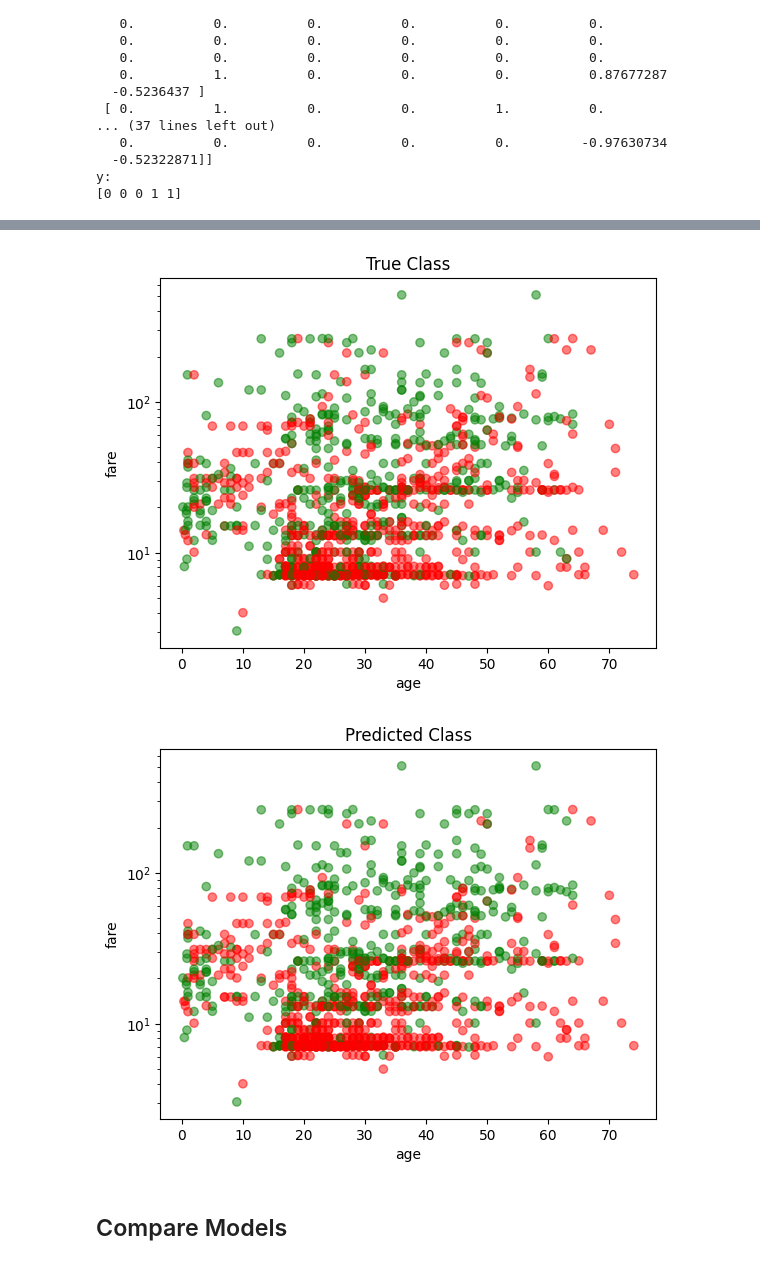
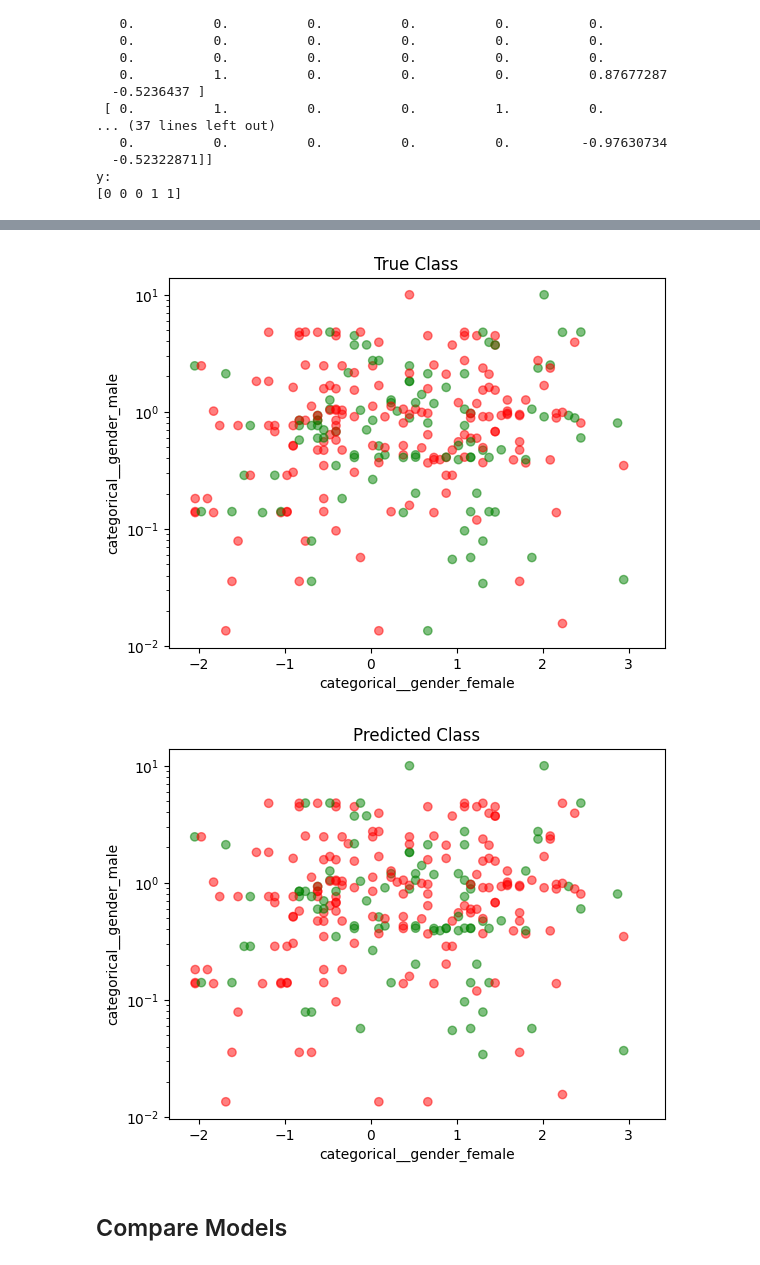
Before and after one commit to IsaacFigNewton/Conditional-Probability-Manifold-Regressor, a Jupyter notebook: KNN_Estimation_of_Feature_Probability_Distributions.ipynb, the cells around one changed output, grey strips where cells are left out. Cells and saved outputs as stored; diff of their text form; code cells hidden in the pictures.

Commit message:
Moved preprocessing step out of individual classifiers' pipelines

```diff
--- a/KNN_Estimation_of_Feature_Probability_Distributions.ipynb
+++ b/KNN_Estimation_of_Feature_Probability_Distributions.ipynb
@@ -324,2 +353,4 @@ dataset.head()
+# %%
+transformed_dataset.dropna(inplace=True)
 # %% [markdown]
 # Data Exploration
@@ -384,18 +404,13 @@ avg_scores = dict()
 # %%
 # Create a pipeline with preprocessor and DecisionTreeClassifier
 pipeline = Pipeline([
-    ("preprocessor", preprocessor),
     ('decision tree classifier', DecisionTreeClassifier())
 ])
 
-cv_results_to_dict(pipeline, dataset)
+cv_results_to_dict(pipeline, transformed_dataset[transformed_feature_names], transformed_dataset[y[0]])
 
 # Fit the pipeline to the data
-pipeline.fit(dataset[X], dataset[y[0]])
-
-# Get feature names after preprocessing
-preprocessor.fit(dataset[X])
-transformed_feature_names = preprocessor.get_feature_names_out()
+pipeline.fit(transformed_dataset[transformed_feature_names], transformed_dataset[y[0]])
 
 # Create a figure and axis with a wider x-axis
 fig, ax = plt.subplots(figsize=(30, 5))
@@ -575,8 +585,6 @@ scorers = {
 }
 
 pipeline = Pipeline([
-    ('preprocessor', preprocessor),
-    ('to_dense', dense_transformer),
     ("regressor", PMFRegressor(max_bins_for_discretization))
 ])
 
@@ -592,7 +600,7 @@ grid_search = GridSearchCV(
 )
 
 # Fit the GridSearchCV object
-grid_search.fit(dataset[X], dataset[y[0]].map(class_map))
+grid_search.fit(transformed_dataset[transformed_feature_names], transformed_dataset[y[0]].map(class_map))
 
 # Get the results
 results = pd.DataFrame(grid_search.cv_results_)
@@ -688,6 +696,6 @@ F1 Score: 0.7635 (+/- 0.0201)
 # %%
-model = best_model.fit(dataset[X], dataset[y[0]].map(class_map))
-y_pred = pd.Series(model.predict(dataset[X]))
+model = best_model.fit(transformed_dataset[transformed_feature_names], transformed_dataset[y[0]].map(class_map))
+y_pred = pd.Series(model.predict(transformed_dataset[transformed_feature_names]))
 # %% [output]
 X:
 [[ 0.          1.          0.          0.          1.          0.
@@ -709,30 +737,30 @@ y:
 # %%
-plt.scatter(dataset[X[0]],\
-            dataset[X[1]],\
-            c=dataset[y[0]].map(colormap),\
+plt.scatter(transformed_dataset["continuous__" + quantitative_vars[0]],\
+            transformed_dataset["continuous__" + quantitative_vars[1]],\
+            c=transformed_dataset[y[0]].map(colormap),\
             alpha=0.5)
 
 # Add labels and title
 plt.title("True Class")
-plt.xlabel(X[0])
-plt.ylabel(X[1])
+plt.xlabel(transformed_feature_names[0])
+plt.ylabel(transformed_feature_names[1])
 plt.yscale('log')
 plt.show()
 
-plt.scatter(dataset[X[0]],\
-            dataset[X[1]],\
+plt.scatter(transformed_dataset["continuous__" + quantitative_vars[0]],\
+            transformed_dataset["continuous__" + quantitative_vars[1]],\
             c=y_pred.map(colormap),\
             alpha=0.5)
 
 # Add labels and title
 plt.title("Predicted Class")
-plt.xlabel(X[0])
-plt.ylabel(X[1])
+plt.xlabel(transformed_feature_names[0])
+plt.ylabel(transformed_feature_names[1])
 plt.yscale('log')
 plt.show()
 # %% [output]
-[figure, old version]
+[figure, new version]
-[figure, old version]
+[figure, new version]
 # %% [markdown]
 ## Compare Models
 # %%
```
Also changed, not shown: parts of 19 cells of this notebook.
